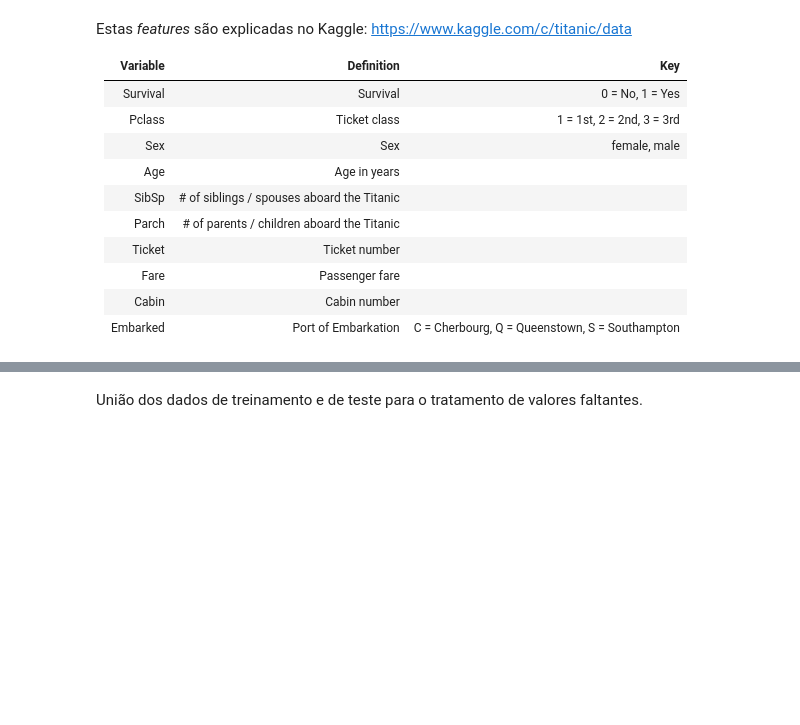
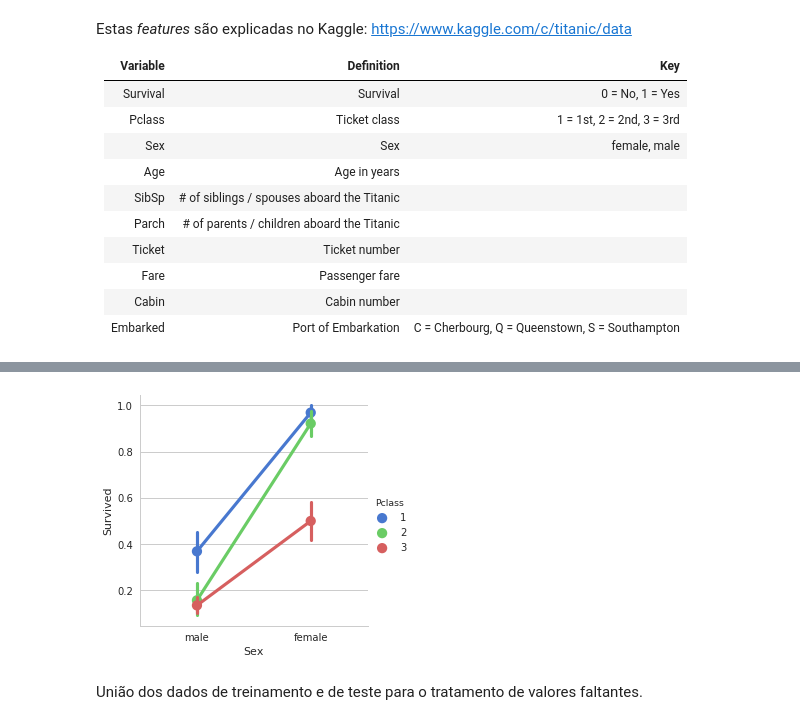
Before and after one commit to milanogc/machine-learning-playground, a Jupyter notebook: kaggle/titanic/Titanic.ipynb, the cells around one changed output, grey strips where cells are left out. Drawn from its saved outputs; the diff is of its cells as text; code cells hidden in the pictures; blank space fills up the shorter version.

Commit message:
added a new factorplot

```diff
--- a/kaggle/titanic/Titanic.ipynb
+++ b/kaggle/titanic/Titanic.ipynb
@@ -81,3 +81,8 @@ plt.show()
+# %%
+sns.factorplot("Sex", "Survived", hue="Pclass", data=train_set_original, palette="muted")
+plt.show()
+# %% [output]
+[figure, added]
 # %% [markdown]
 União dos dados de treinamento e de teste para o tratamento de valores faltantes.
 # %%
```
Also changed, not shown: parts of 6 cells of this notebook.
